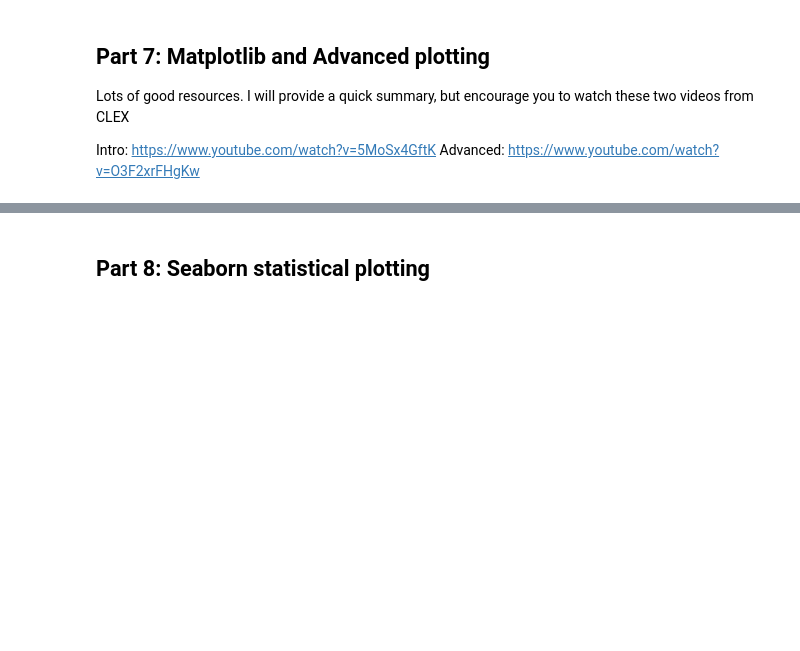
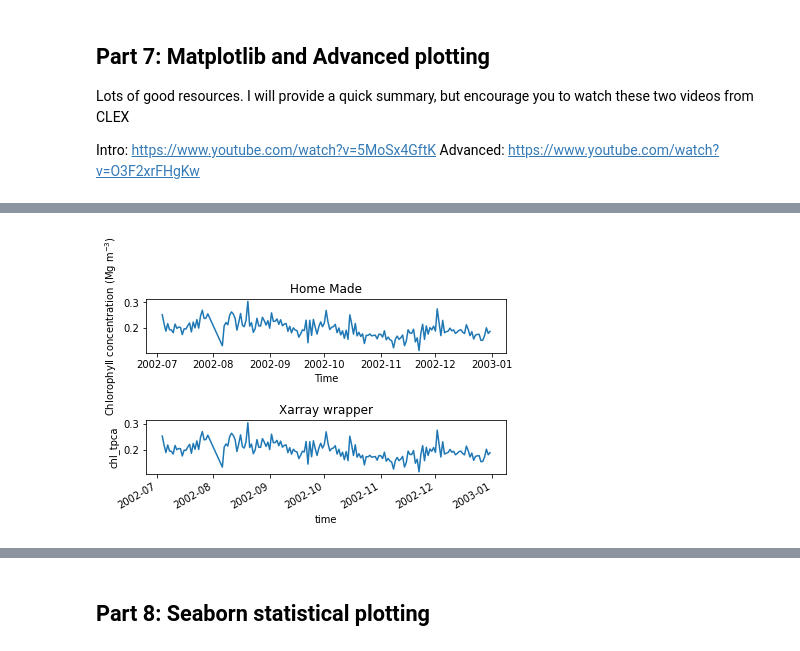
Before and after one commit to datatas/DT-introduction-to-scientific-python, a Jupyter notebook: Introduction_to_scientific_python.ipynb, the cells around one changed output, grey strips where cells are left out. Cells and saved outputs as stored; diff of their text form; code cells hidden in the pictures; blank space fills up the shorter version.

```diff
--- a/Introduction_to_scientific_python.ipynb
+++ b/Introduction_to_scientific_python.ipynb
@@ -417,0 +426,18 @@ Advanced: https://www.youtube.com/watch?v=O3F2xrFHgKw
+# %%
+#Lets make the same plots that xarray made in a subplot to show the difference
+#Multiple ways to do this
+ax1=plt.subplot(211)
+
+chl_subset=nics_chlorophyll.chl_tpca.sel(lat=slice(2,-2))
+ax1.plot(chl_subset.time,chl_subset.mean(dim=['lat','lon']))
+plt.title('Home Made')
+plt.xlabel('Time')
+plt.ylabel('Chlorophyll concentration (Mg m$^{-3}$)')
+
+ax2=plt.subplot(212)
+nics_chlorophyll.chl_tpca.sel(lat=slice(2,-2)).mean(dim=['lat','lon']).plot(ax=ax2)
+plt.title('Xarray wrapper')
+plt.tight_layout()
+plt.show()
+# %% [output]
+[figure, added]
```
Also changed, not shown: parts of 11 cells of this notebook.
